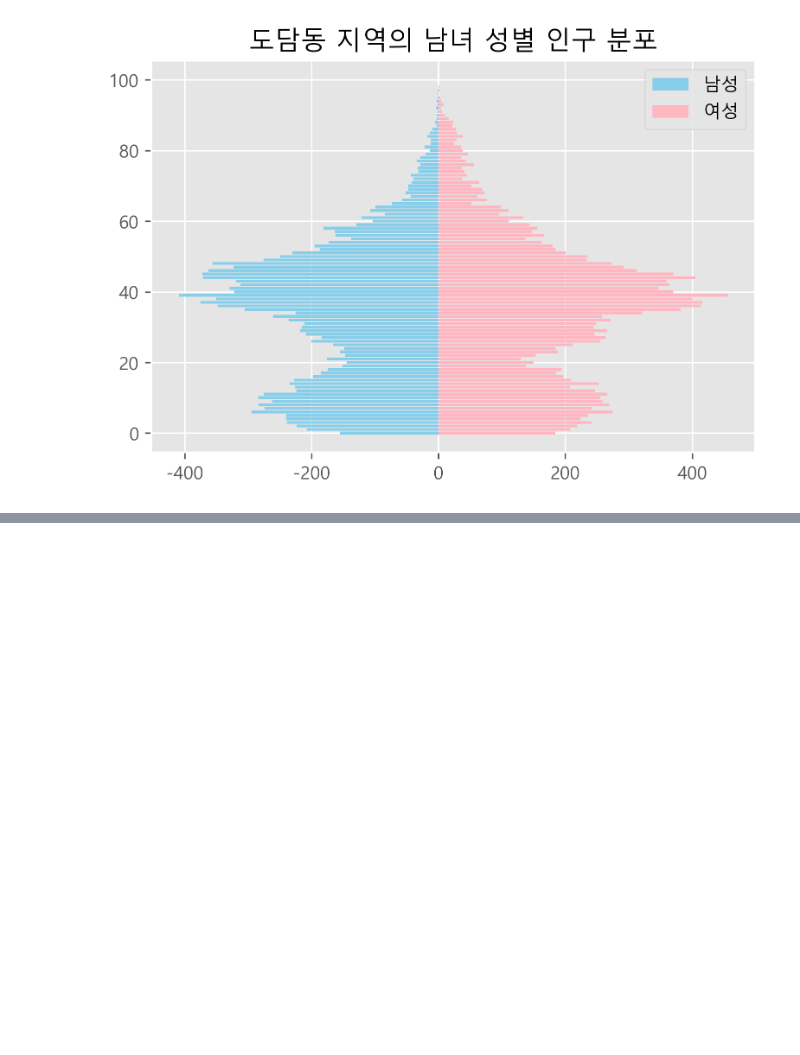
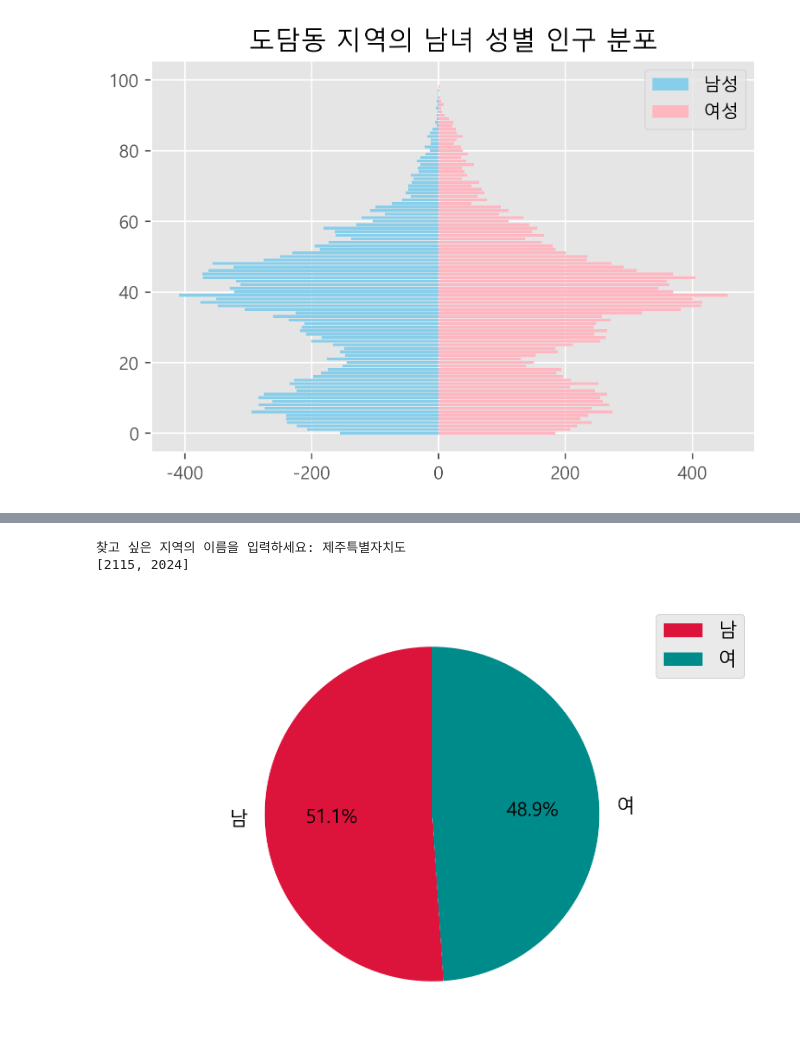
Before and after one commit to brabobb/my, a Jupyter notebook: 04-20/지역별 인구구조 데이터분석 및 가시화.ipynb, the cells around one changed output, grey strips where cells are left out. Drawn from its saved outputs; the diff is of its cells as text; code cells hidden in the pictures; blank space fills up the shorter version.

```diff
--- a/04-20/지역별 인구구조 데이터분석 및 가시화.ipynb
+++ b/04-20/지역별 인구구조 데이터분석 및 가시화.ipynb
@@ -277,0 +297,50 @@ plt.show()
+# %%
+#제주도는 여자의 비율이 더 높을까?
+#인구수의 총합을 구해서 파이차트로 그림
+
+import csv
+import matplotlib.pyplot as plt
+
+f = open('gender.csv')
+data = csv.reader(f)
+size = []
+
+addr = input('찾고 싶은 지역의 이름을 입력하세요: ')
+
+if addr in row[0]:
+    male = 0
+    female = 0
+
+    #성별 인구수 총합
+    for i in range(101):
+        male += int(row[i+3])
+        female += int(row[-(i+1)])
+        #break
+
+size.append(male)
+size.append(female)
+
+#총몇명 확인
+print(size)
+
+#한글 깨짐 방지
+plt.rc('font', family = 'Malgun Gothic')
+
+#그래프 색상과 라벨 정의
+color = ['crimson', 'darkcyan']
+label = ['남', '여']
+
+#원 찌그러짐 방지
+plt.axis('equal')
+
+#파이차트 그리기
+#startangle = 0이 default
+plt.pie(size, labels = label, autopct = '%.1f%%', colors = color, startangle = 90)
+
+plt.legend()
+
+plt.show()
+# %% [output]
+찾고 싶은 지역의 이름을 입력하세요: 제주특별자치도
+[2115, 2024]
+[figure, added]
```
Also changed, not shown: parts of 1 cell of this notebook.
